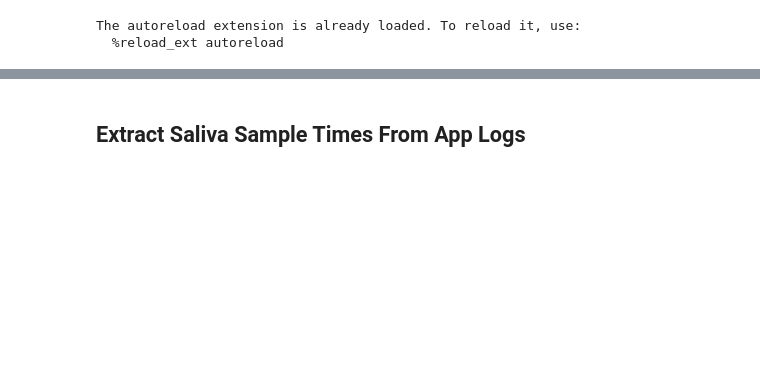
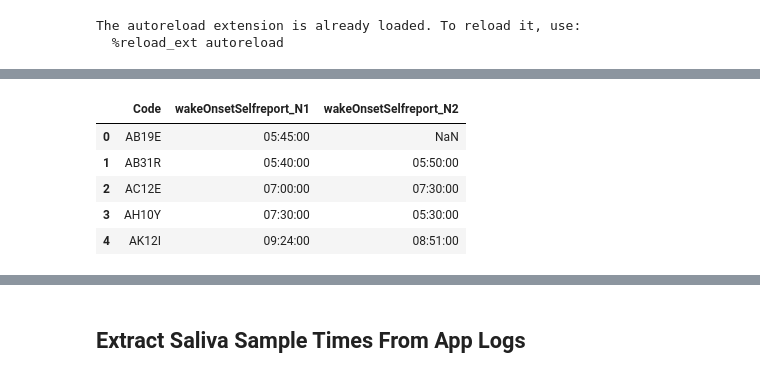
Before and after one commit to mad-lab-fau/carwatch-analysis, a Jupyter notebook: experiments/2022_car_sampling_pnec/Saliva_Processing_App.ipynb, the cells around one changed output, grey strips where cells are left out. Saved outputs shown, nothing was run; the diff lists cells and outputs as text; code cells hidden in the pictures; blank space fills up the shorter version.

```diff
--- a/experiments/2022_car_sampling_pnec/Saliva_Processing_App.ipynb
+++ b/experiments/2022_car_sampling_pnec/Saliva_Processing_App.ipynb
@@ -295,0 +105,15 @@ df_concat
+# %%
+# Set index
+sr_wake_onset.rename({'subject': 'Code'}, axis=1, inplace = True)
+
+sr_wake_onset = sr_wake_onset[['Code', 'wakeOnsetSelfreport_N1', 'wakeOnsetSelfreport_N2']]
+#sr_wake_onset.set_index('Code', inplace= True)
+
+sr_wake_onset.head()
+# %% [output]
+|  | Code | wakeOnsetSelfreport_N1 | wakeOnsetSelfreport_N2 |
+| 0 | AB19E | 05:45:00 | NaN |
+| 1 | AB31R | 05:40:00 | 05:50:00 |
+| 2 | AC12E | 07:00:00 | 07:30:00 |
+| 3 | AH10Y | 07:30:00 | 05:30:00 |
+| 4 | AK12I | 09:24:00 | 08:51:00 |
```
Also changed, not shown: parts of 46 cells of this notebook.
